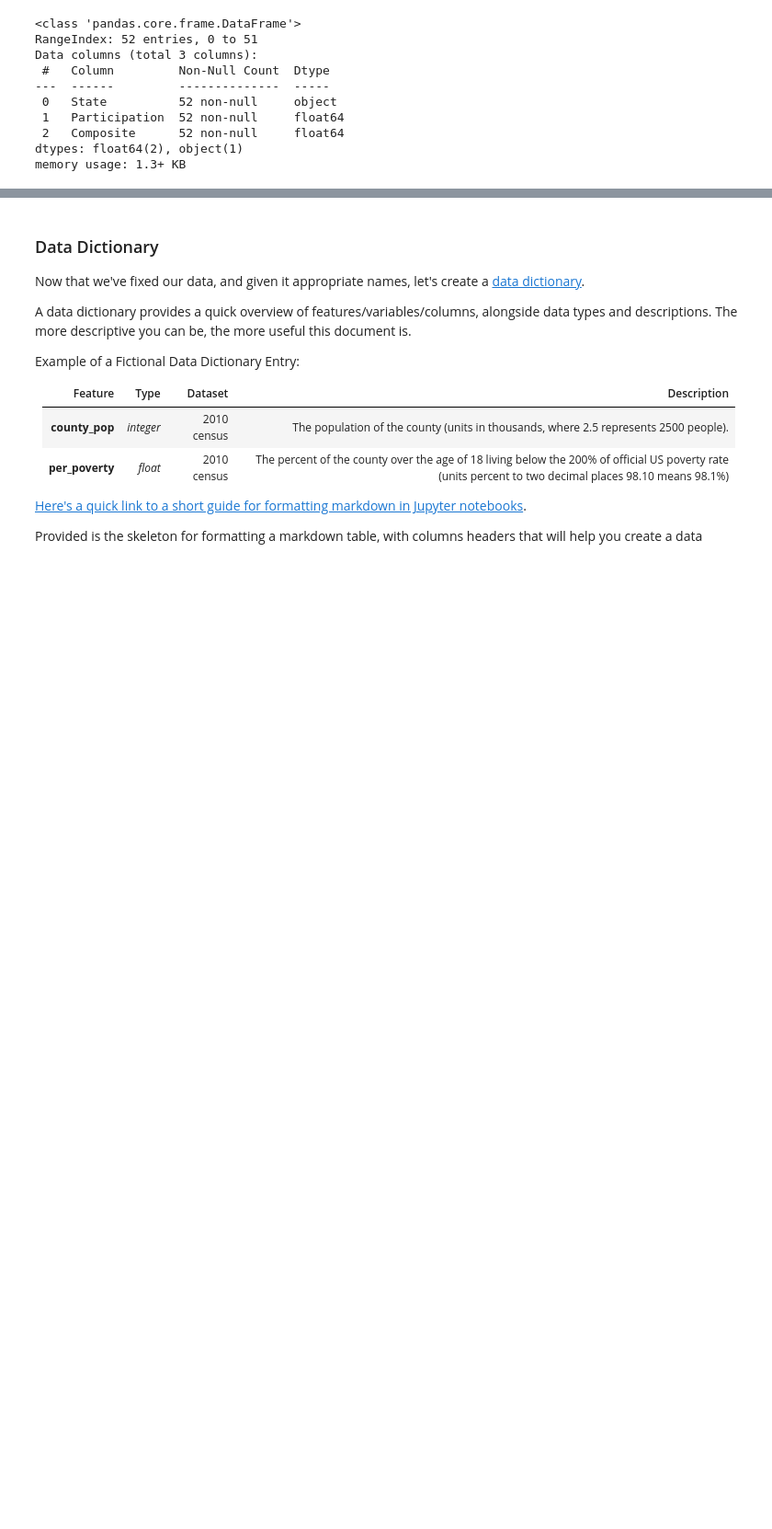
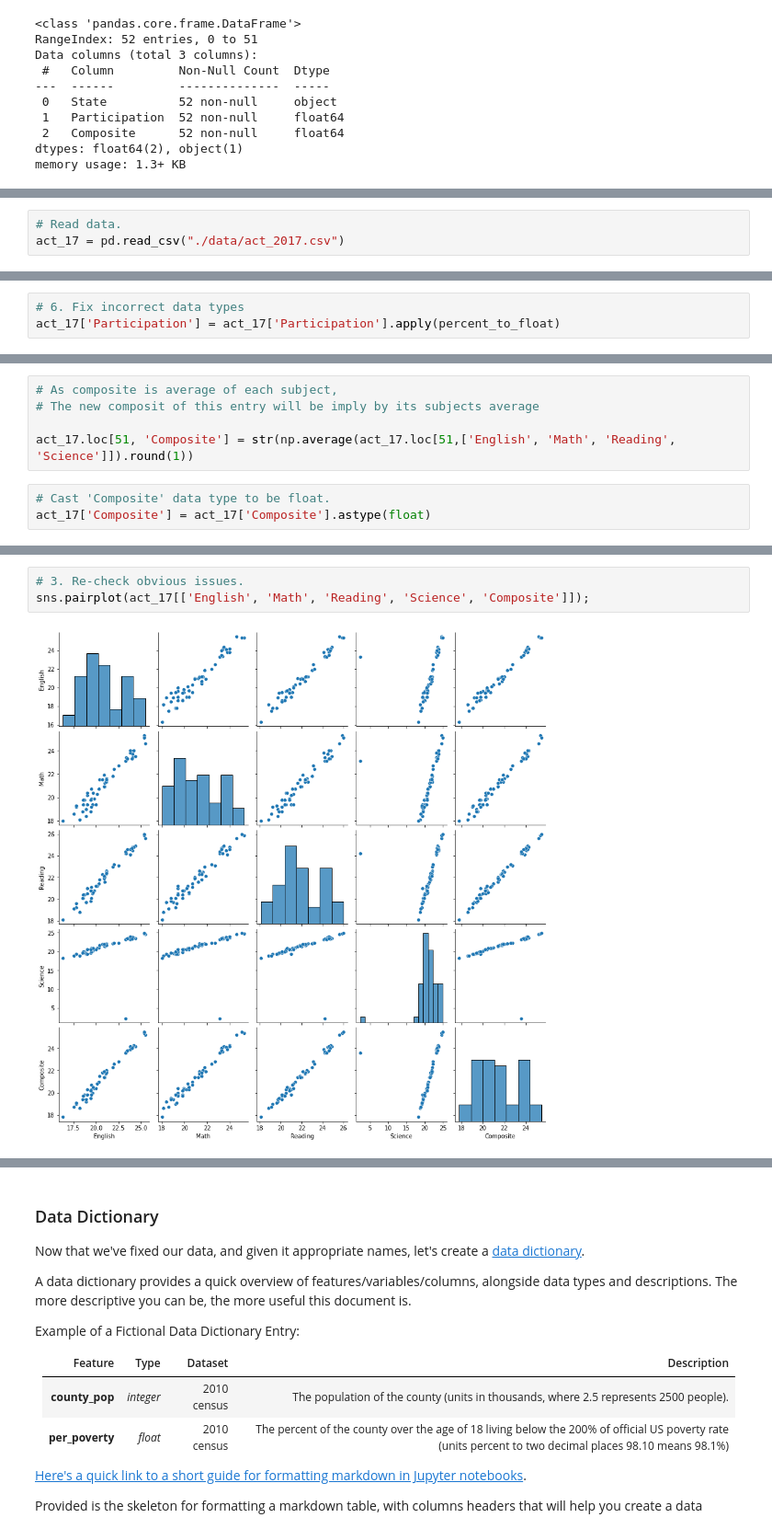
Before and after one commit to Chalermchon1993/DSI_Project_1_SAT_ACT, a Jupyter notebook: sat_act.ipynb, the cells around one changed output, grey strips where cells are left out. Shown at 92% size. Cells and saved outputs as stored; diff of their text form; blank space fills up the shorter version.

Commit message:
updated clean data before merging

```diff
--- a/sat_act.ipynb
+++ b/sat_act.ipynb
@@ -601,0 +607,3 @@ memory usage: 1.3+ KB
+# %%
+# Read data.
+act_17 = pd.read_csv("./data/act_2017.csv")
@@ -601,0 +672,3 @@ memory usage: 1.3+ KB
+# %%
+# 6. Fix incorrect data types
+act_17['Participation'] = act_17['Participation'].apply(percent_to_float)
@@ -601,0 +718,8 @@ memory usage: 1.3+ KB
+# %%
+# As composite is average of each subject,
+# The new composit of this entry will be imply by its subjects average
+
+act_17.loc[51, 'Composite'] = str(np.average(act_17.loc[51,['English', 'Math', 'Reading', 'Science']]).round(1))
+# %%
+# Cast 'Composite' data type to be float.
+act_17['Composite'] = act_17['Composite'].astype(float)
@@ -601,0 +756,5 @@ memory usage: 1.3+ KB
+# %%
+# 3. Re-check obvious issues.
+sns.pairplot(act_17[['English', 'Math', 'Reading', 'Science', 'Composite']]);
+# %% [output]
+[figure, added]
```
Also changed, not shown: parts of 22 cells of this notebook.
